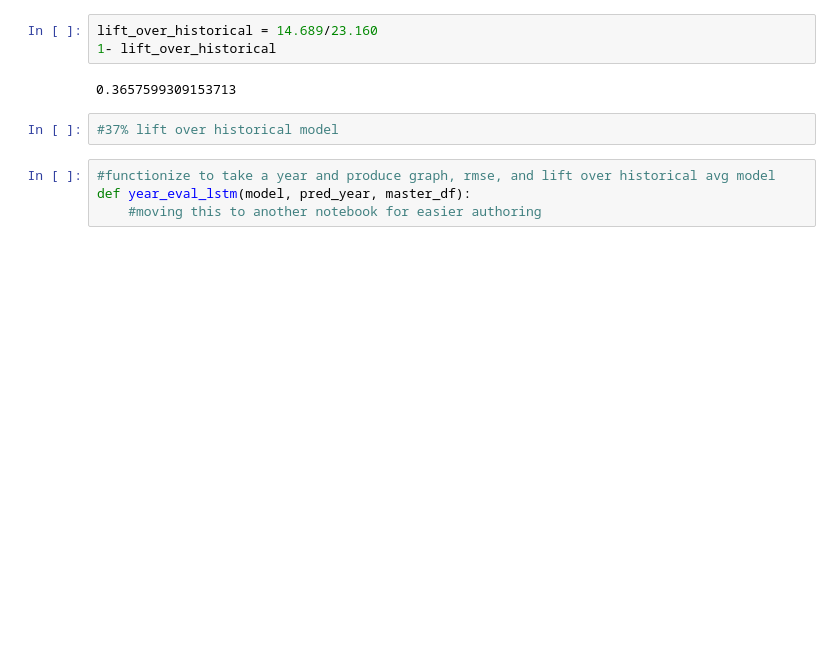
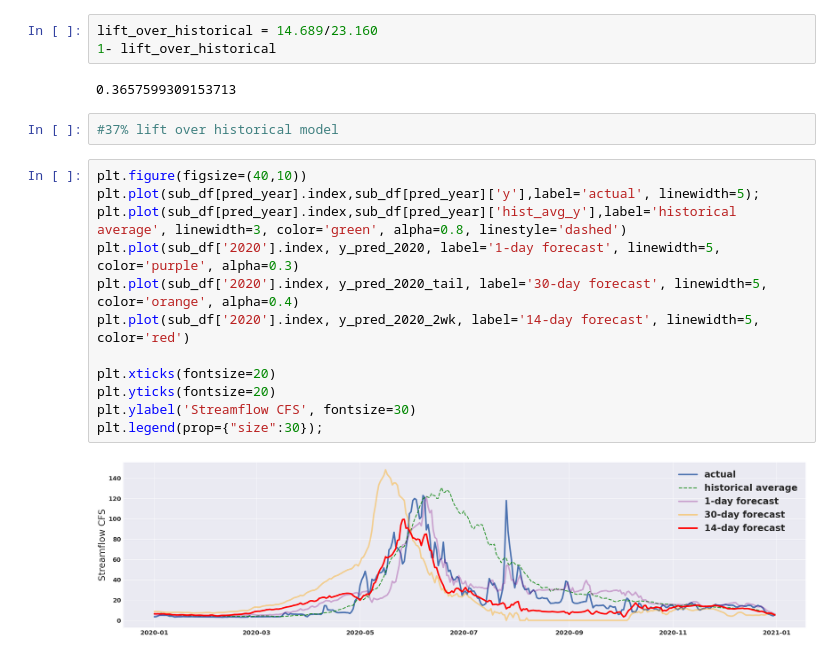
Before and after one commit to chris-stellato/capstone3, a Jupyter notebook: prep_model_evaluation.ipynb, the cells around one changed output. Saved outputs shown, nothing was run; the diff lists cells and outputs as text; blank space fills up the shorter version.

```diff
--- a/prep_model_evaluation.ipynb
+++ b/prep_model_evaluation.ipynb
@@ -217,7 +218,17 @@ lift_over_historical = 14.689/23.160
 0.3657599309153713
 # %%
 #37% lift over historical model
-# %%
-#functionize to take a year and produce graph, rmse, and lift over historical avg model
-def year_eval_lstm(model, pred_year, master_df):
-    #moving this to another notebook for easier authoring
+# %%
+plt.figure(figsize=(40,10))
+plt.plot(sub_df[pred_year].index,sub_df[pred_year]['y'],label='actual', linewidth=5);
+plt.plot(sub_df[pred_year].index,sub_df[pred_year]['hist_avg_y'],label='historical average', linewidth=3, color='green', alpha=0.8, linestyle='dashed')
+plt.plot(sub_df['2020'].index, y_pred_2020, label='1-day forecast', linewidth=5, color='purple', alpha=0.3)
+plt.plot(sub_df['2020'].index, y_pred_2020_tail, label='30-day forecast', linewidth=5, color='orange', alpha=0.4)
+plt.plot(sub_df['2020'].index, y_pred_2020_2wk, label='14-day forecast', linewidth=5, color='red')
+
+plt.xticks(fontsize=20)
+plt.yticks(fontsize=20)
+plt.ylabel('Streamflow CFS', fontsize=30)
+plt.legend(prop={"size":30});
+# %% [output]
+[figure, added]
```
Also changed, not shown: parts of 1 cell of this notebook, 16 other files.
